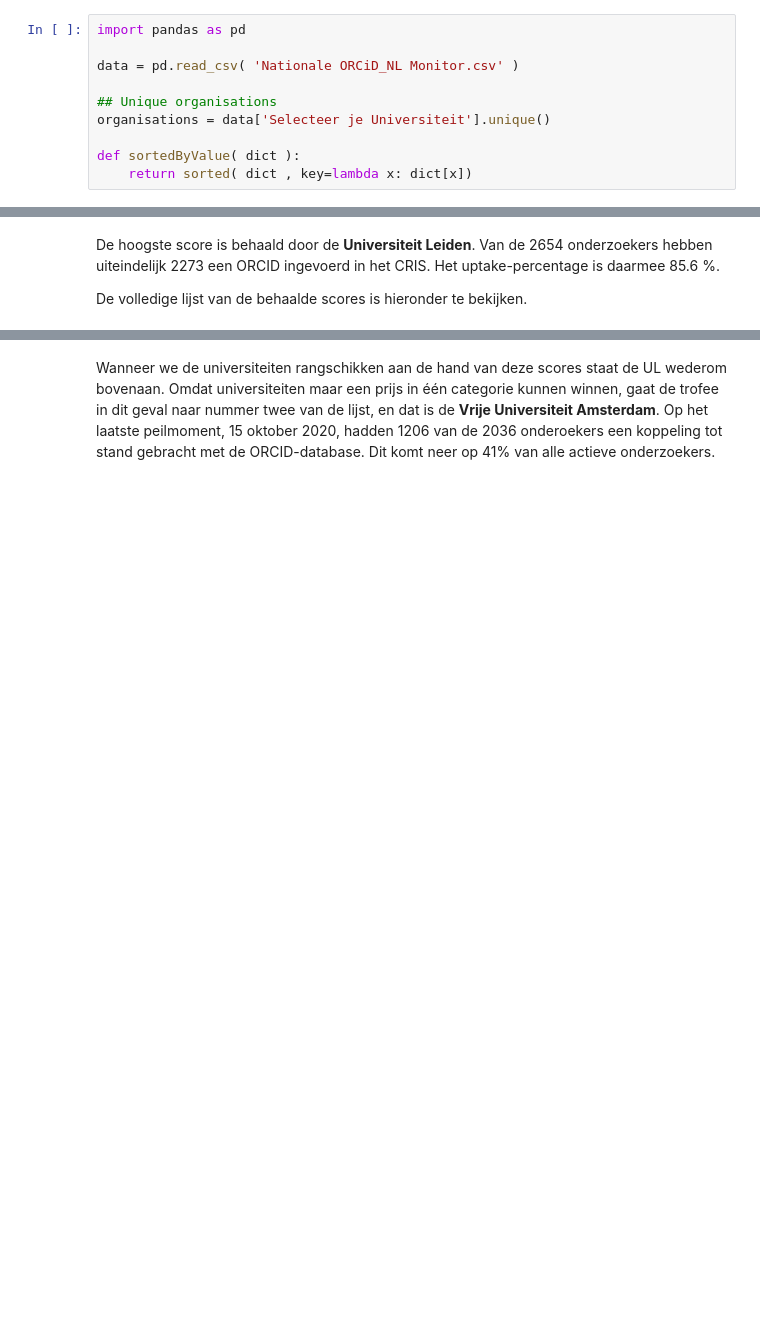
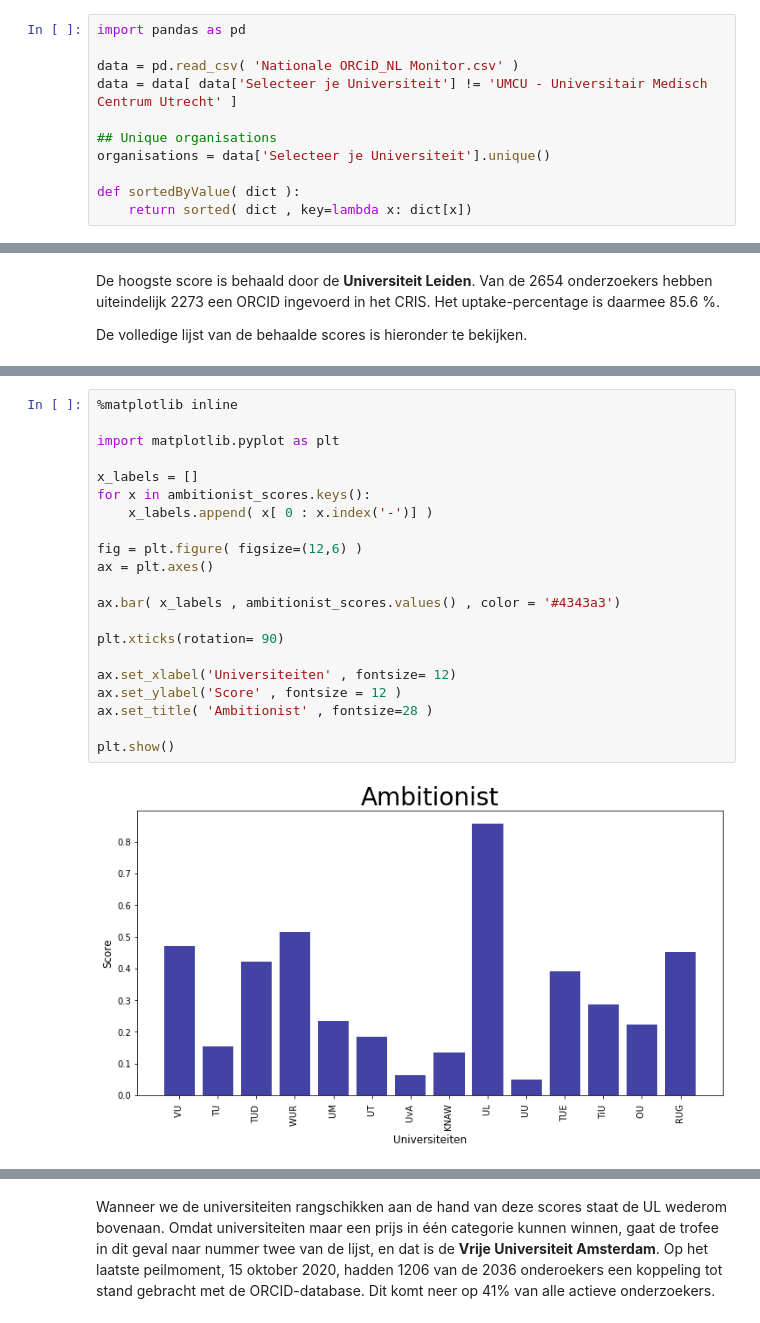
Before and after one commit to peterverhaar/monitoringOrcid, a Jupyter notebook: ORCID Trophee.ipynb, the cells around one changed output, grey strips where cells are left out. Drawn from its saved outputs; the diff is of its cells as text; blank space fills up the shorter version.

```diff
--- a/ORCID Trophee.ipynb
+++ b/ORCID Trophee.ipynb
@@ -2,6 +2,7 @@
 import pandas as pd
 
 data = pd.read_csv( 'Nationale ORCiD_NL Monitor.csv' )
+data = data[ data['Selecteer je Universiteit'] != 'UMCU - Universitair Medisch Centrum Utrecht' ]
 
 ## Unique organisations
 organisations = data['Selecteer je Universiteit'].unique()
@@ -71,4 +71,27 @@ UMCU - Universitair Medisch Centrum Utrecht: 0.054280779669380705
 UU - Universiteit Utrecht: 0.050029429075927015
+# %%
+%matplotlib inline
+
+import matplotlib.pyplot as plt
+
+x_labels = []
+for x in ambitionist_scores.keys():
+    x_labels.append( x[ 0 : x.index('-')] )
+
+fig = plt.figure( figsize=(12,6) )
+ax = plt.axes()
+
+ax.bar( x_labels , ambitionist_scores.values() , color = '#4343a3')
+
+plt.xticks(rotation= 90)
+
+ax.set_xlabel('Universiteiten' , fontsize= 12)
+ax.set_ylabel('Score' , fontsize = 12 )
+ax.set_title( 'Ambitionist' , fontsize=28 )
+
+plt.show()
+# %% [output]
+[figure, added]
 # %% [markdown]
 # Connector
 
```
Also changed, not shown: parts of 19 cells of this notebook.
